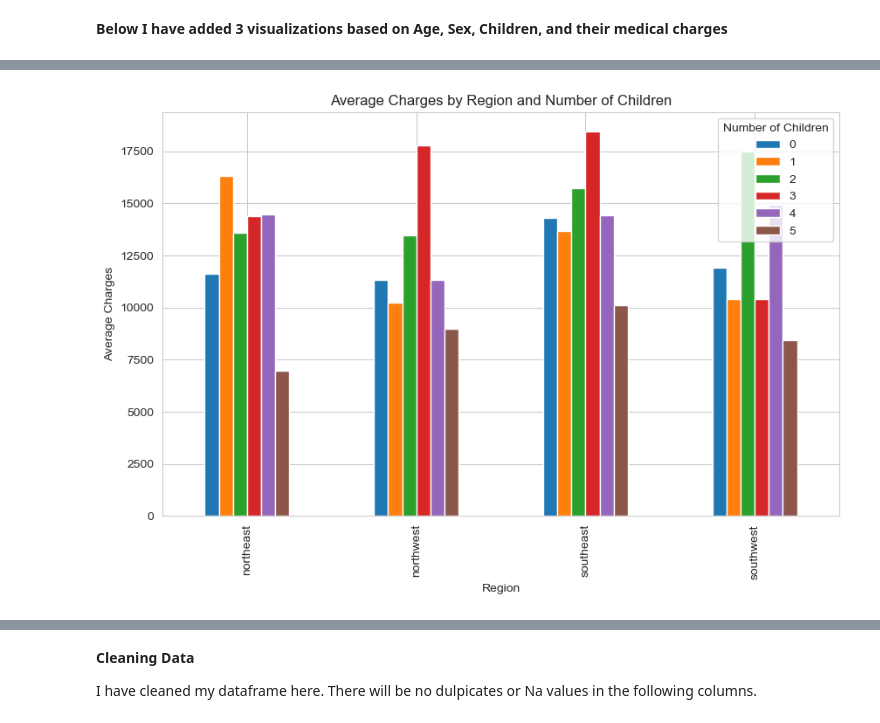
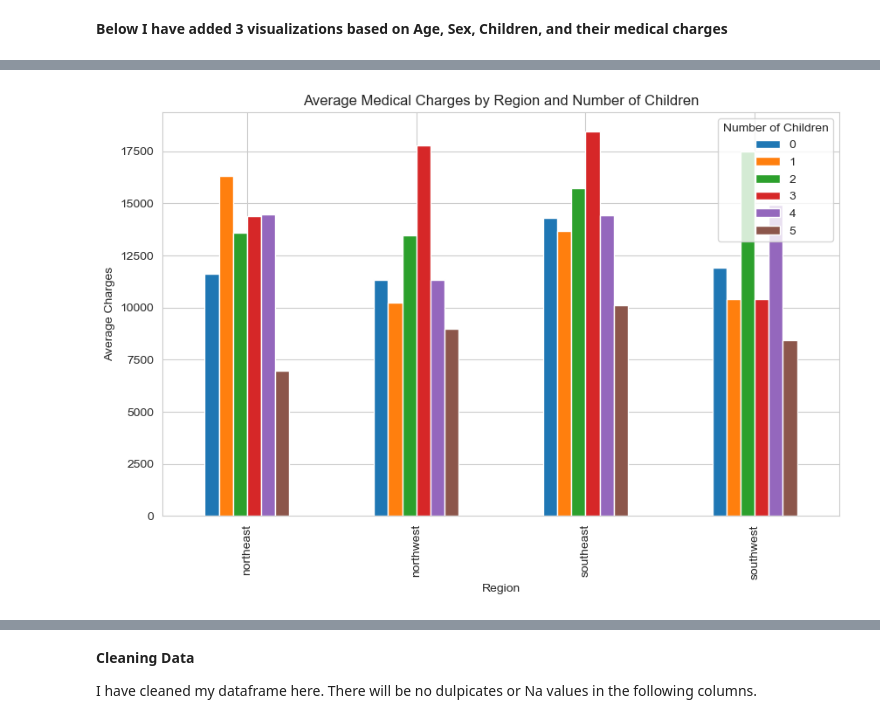
Before and after one commit to ubco-W2022T2-data301/project-group-group40, a Jupyter notebook: analysis/analysis1.ipynb, the cells around one changed output, grey strips where cells are left out. Drawn from its saved outputs; the diff is of its cells as text; code cells hidden in the pictures.

```diff
--- a/analysis/analysis1.ipynb
+++ b/analysis/analysis1.ipynb
@@ -41,25 +63,25 @@ df = sns.displot(x='age', hue = 'sex', y='charges', data=project_data, palette='
 # %%
 
 
 import pandas as pd
 import matplotlib.pyplot as plt
 
 df = pd.read_csv('../data/raw/Medical_Cost.csv')
 
 df['children_group'] = pd.cut(df['children'], bins=[-1, 0, 1, 2, 3, 4, 5, 6], labels=['0', '1', '2', '3', '4', '5', '6+'])
 
 
 pivot_table = pd.pivot_table(df, index='region', columns='children_group', values='charges', aggfunc='mean')
 
 
 fig, ax = plt.subplots(figsize=(10, 6))
 pivot_table.plot(kind='bar', ax=ax)
 
 
-ax.set_title('Average Charges by Region and Number of Children')
+ax.set_title('Average Medical Charges by Region and Number of Children')
 ax.set_xlabel('Region')
 ax.set_ylabel('Average Charges')
 ax.legend(title='Number of Children')
 plt.show()
 # %% [output]
-[figure, old version]
+[figure, new version]
```
Also changed, not shown: parts of 8 cells of this notebook.
